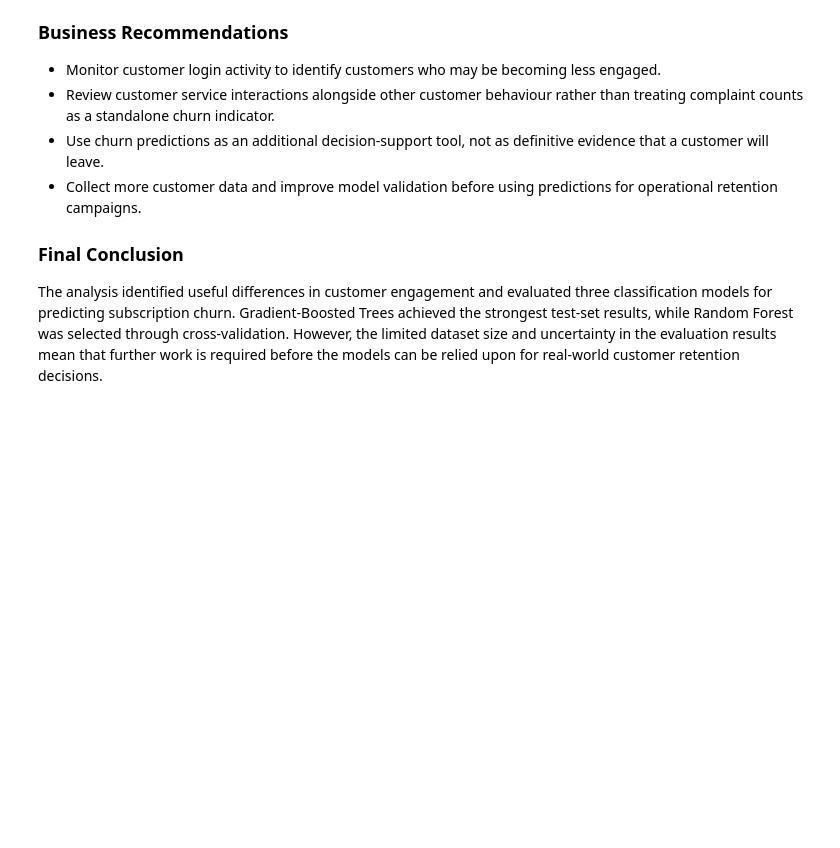
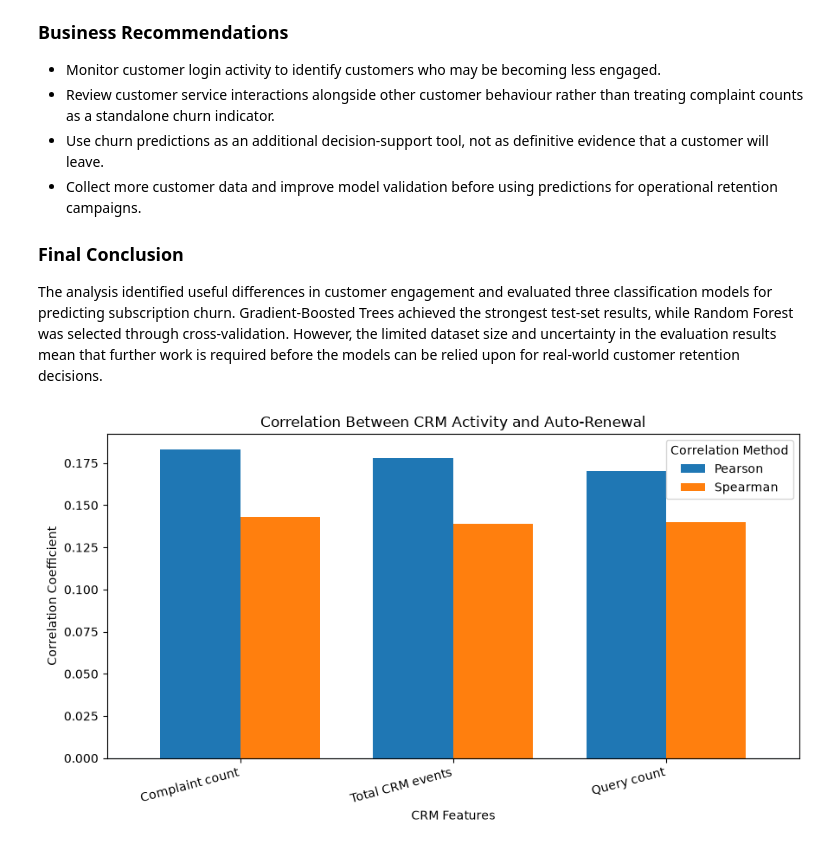
Before and after one commit to parthHerts/P4G5_HERTS, a Jupyter notebook: notebooks/data_analyst_exploration.ipynb, the cells around one changed output. Drawn from its saved outputs; the diff is of its cells as text; code cells hidden in the pictures; blank space fills up the shorter version.

Commit message:
Add CRM feature correlation visualisation

```diff
--- a/notebooks/data_analyst_exploration.ipynb
+++ b/notebooks/data_analyst_exploration.ipynb
@@ -1489,3 +1489,32 @@ The exploratory analysis and model evaluation provided several insights into cus
 ### Final Conclusion
 
 The analysis identified useful differences in customer engagement and evaluated three classification models for predicting subscription churn. Gradient-Boosted Trees achieved the strongest test-set results, while Random Forest was selected through cross-validation. However, the limited dataset size and uncertainty in the evaluation results mean that further work is required before the models can be relied upon for real-world customer retention decisions.
+# %%
+import pandas as pd
+import matplotlib.pyplot as plt
+import numpy as np
+
+correlation_data = pd.DataFrame({
+    "Feature": ["Complaint count", "Total CRM events", "Query count"],
+    "Pearson": [0.183, 0.178, 0.170],
+    "Spearman": [0.143, 0.139, 0.140]
+})
+
+correlation_data = correlation_data.set_index("Feature")
+
+ax = correlation_data.plot(
+    kind="bar",
+    figsize=(9, 5),
+    width=0.75
+)
+
+plt.title("Correlation Between CRM Activity and Auto-Renewal")
+plt.xlabel("CRM Features")
+plt.ylabel("Correlation Coefficient")
+plt.axhline(y=0, linewidth=0.8)
+plt.xticks(rotation=15, ha="right")
+plt.legend(title="Correlation Method")
+plt.tight_layout()
+plt.show()
+# %% [output]
+[figure, added]
```
